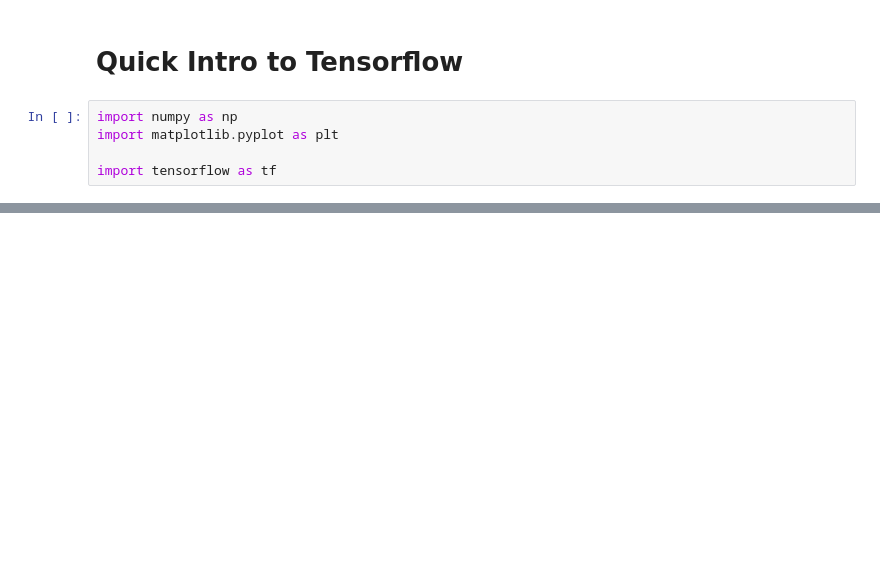
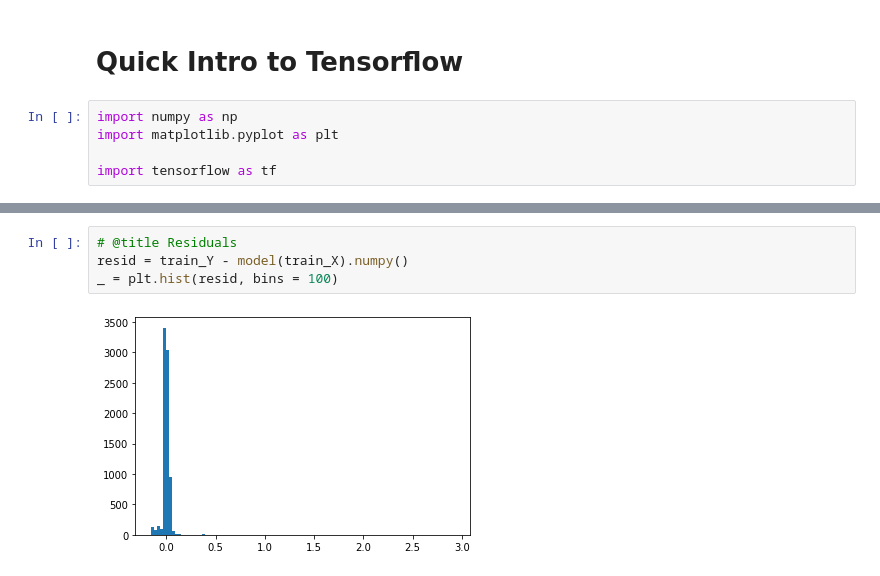
Before and after one commit to dghwood/tensorflow-tutorial, a Jupyter notebook: Quick_Intro_to_Tensorflow.ipynb, the cells around one changed output, grey strips where cells are left out. Cells and saved outputs as stored; diff of their text form; blank space fills up the shorter version.

```diff
--- a/Quick_Intro_to_Tensorflow.ipynb
+++ b/Quick_Intro_to_Tensorflow.ipynb
@@ -38,0 +70,6 @@ plt.scatter(X, model(X))
+# %%
+# @title Residuals
+resid = train_Y - model(train_X).numpy()
+_ = plt.hist(resid, bins = 100)
+# %% [output]
+[figure, added]
```
Also changed, not shown: parts of 10 cells of this notebook.
